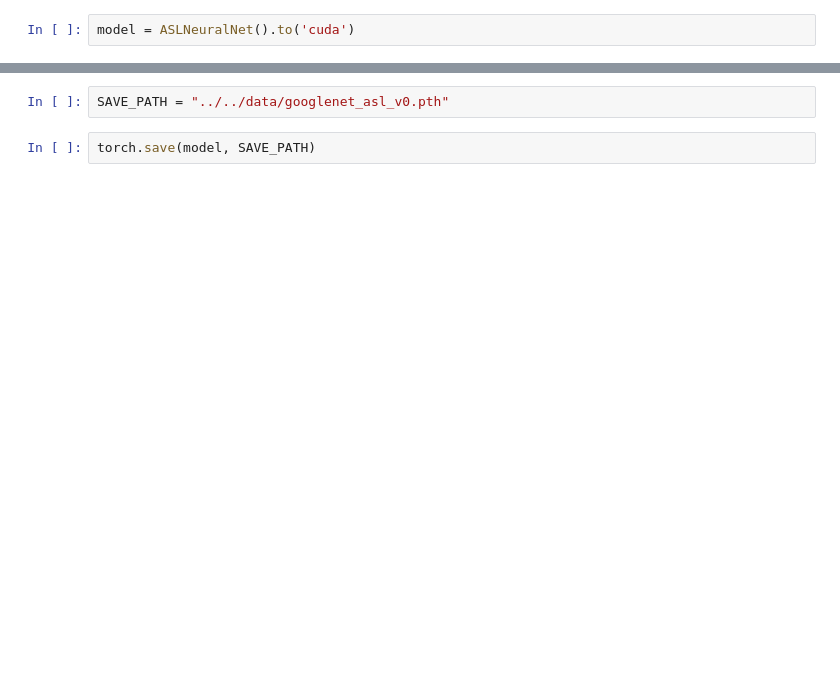
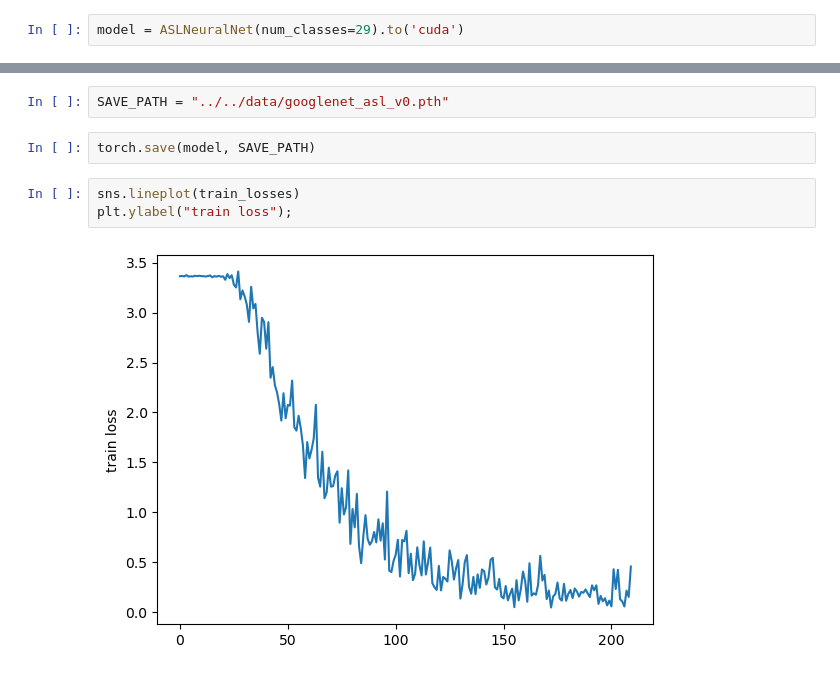
Before and after one commit to anshulrao/asl-image-classifier, a Jupyter notebook: code/SL Project - Scratch.ipynb, the cells around one changed output, grey strips where cells are left out. Saved outputs shown, nothing was run; the diff lists cells and outputs as text; blank space fills up the shorter version.

```diff
--- a/code/SL Project - Scratch.ipynb
+++ b/code/SL Project - Scratch.ipynb
@@ -80,7 +84,7 @@ class ASLNeuralNet(nn.Module):
         x = self.classifier(x)
         return x
 # %%
-model = ASLNeuralNet().to('cuda')
+model = ASLNeuralNet(num_classes=29).to('cuda')
 # %%
 # sanity check
 print(model)
@@ -197,3 +201,8 @@ train accuracy: 0.9939511494252874
 SAVE_PATH = "../../data/googlenet_asl_v0.pth"
 # %%
 torch.save(model, SAVE_PATH)
+# %%
+sns.lineplot(train_losses)
+plt.ylabel("train loss");
+# %% [output]
+[figure, added]
```
Also changed, not shown: parts of 5 cells of this notebook, 3 other files.
